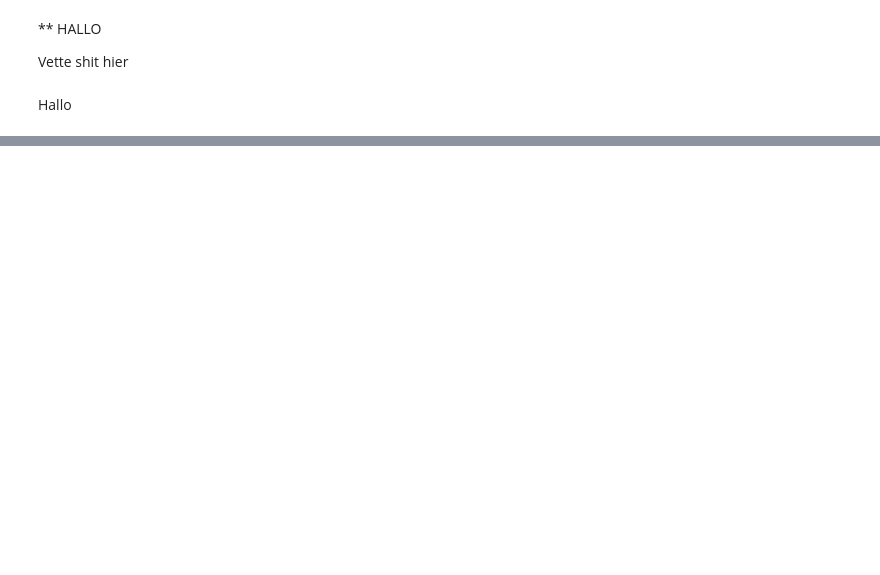
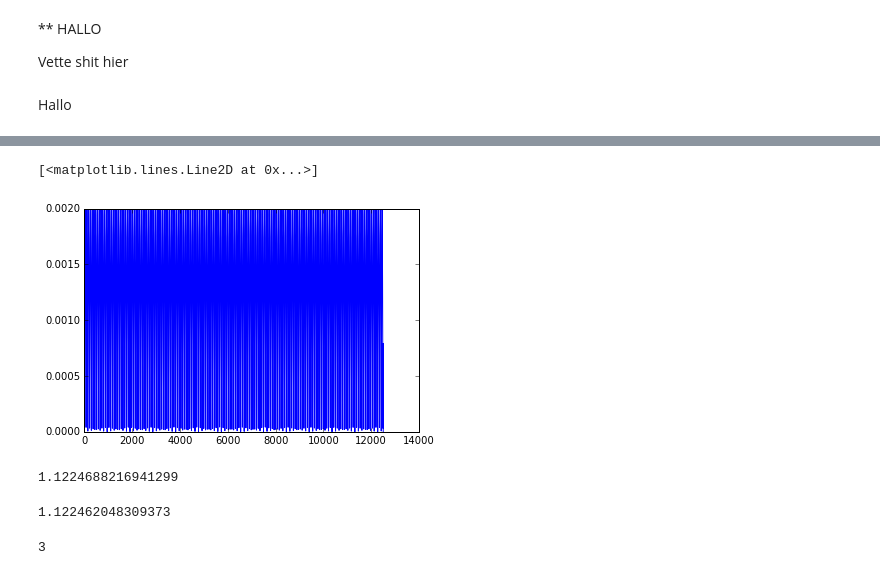
Before and after one commit to JesseSlim/comp-phys-2016, a Jupyter notebook: molecular-dynamics/simulation/TestSimulation.ipynb, the cells around one changed output, grey strips where cells are left out. Cells and saved outputs as stored; diff of their text form; code cells hidden in the pictures; blank space fills up the shorter version.

```diff
--- a/molecular-dynamics/simulation/TestSimulation.ipynb
+++ b/molecular-dynamics/simulation/TestSimulation.ipynb
@@ -108,0 +210,17 @@ do_simulation()
+# %%
+plt.plot(np.linalg.norm(v[:,1,:], axis=1))
+# %% [output]
+[<matplotlib.lines.Line2D at 0x...>]
+[figure, added]
+# %%
+np.mean(dist[:-1,0,1])*L
+# %% [output]
+1.1224688216941299
+# %%
+np.power(2.0,1.0/6.0)
+# %% [output]
+1.122462048309373
+# %%
+L
+# %% [output]
+3
```
Also changed, not shown: parts of 12 cells of this notebook, 1 other file.
